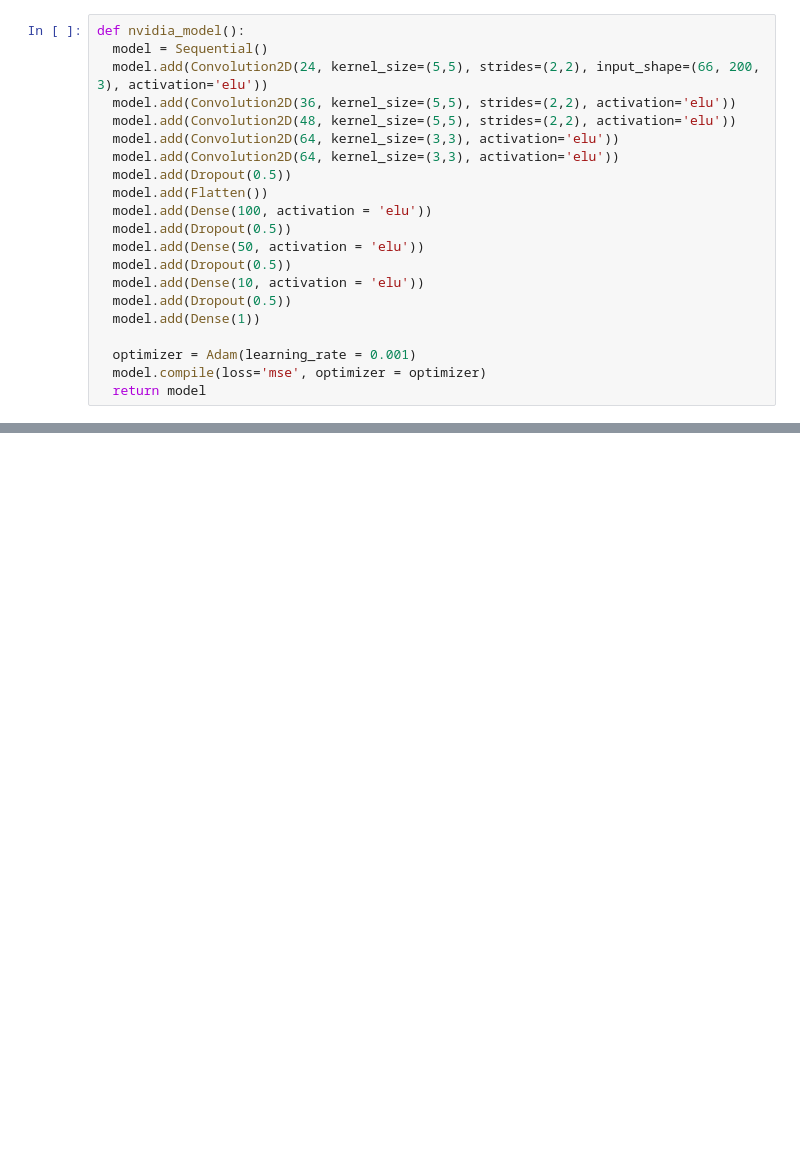
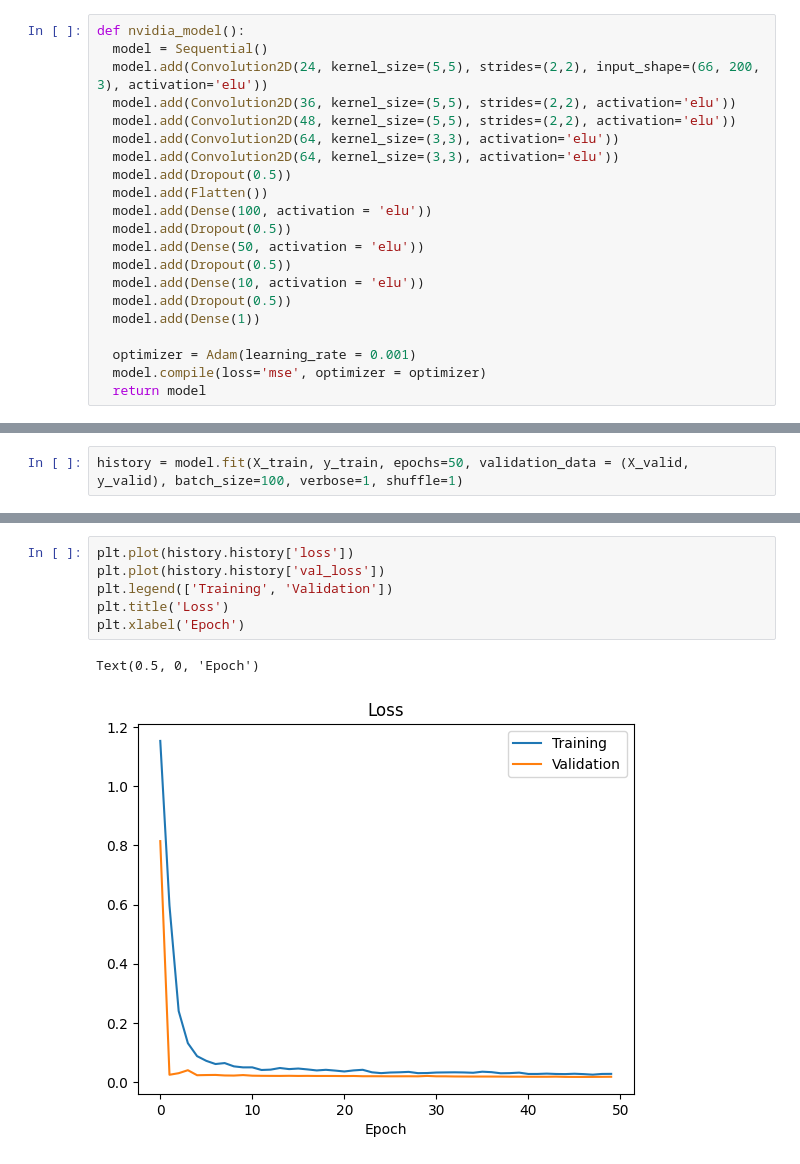
Before and after one commit to ChiaHouTan/ADS_2020_-ALT_ASS_Chia_Hou_Tan, a Jupyter notebook: D00223937_Smart_Tech_CA2.ipynb, the cells around one changed output, grey strips where cells are left out. Cells and saved outputs as stored; diff of their text form; blank space fills up the shorter version.

Commit message:
Result of Epoch testing and the plot chart of its

```diff
--- a/D00223937_Smart_Tech_CA2.ipynb
+++ b/D00223937_Smart_Tech_CA2.ipynb
@@ -238,0 +257,2 @@ print(model.summary())
+# %%
+history = model.fit(X_train, y_train, epochs=50, validation_data = (X_valid, y_valid), batch_size=100, verbose=1, shuffle=1)
@@ -238,0 +277,9 @@ print(model.summary())
+# %%
+plt.plot(history.history['loss'])
+plt.plot(history.history['val_loss'])
+plt.legend(['Training', 'Validation'])
+plt.title('Loss')
+plt.xlabel('Epoch')
+# %% [output]
+Text(0.5, 0, 'Epoch')
+[figure, added]
```
Also changed, not shown: parts of 2 cells of this notebook.
